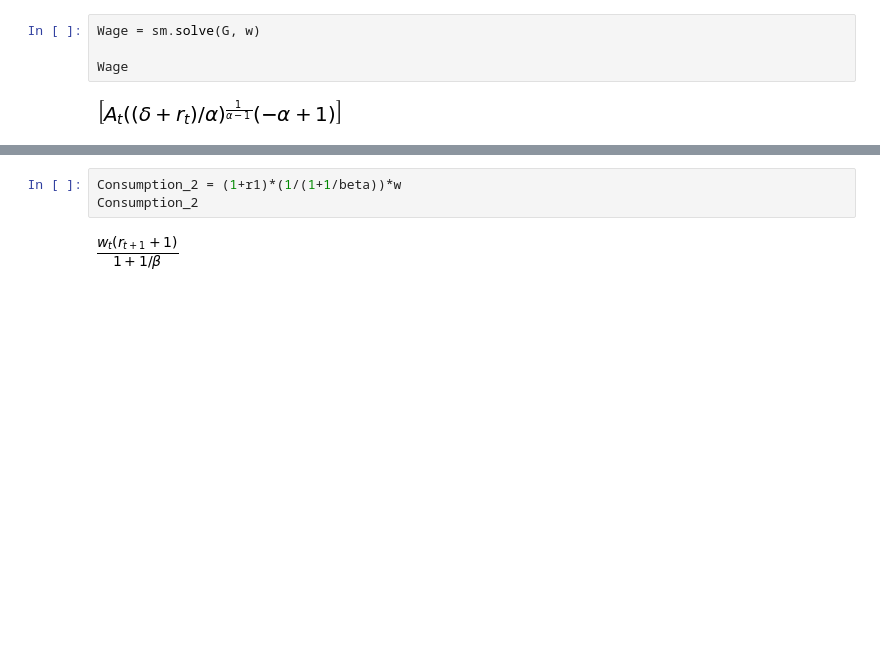
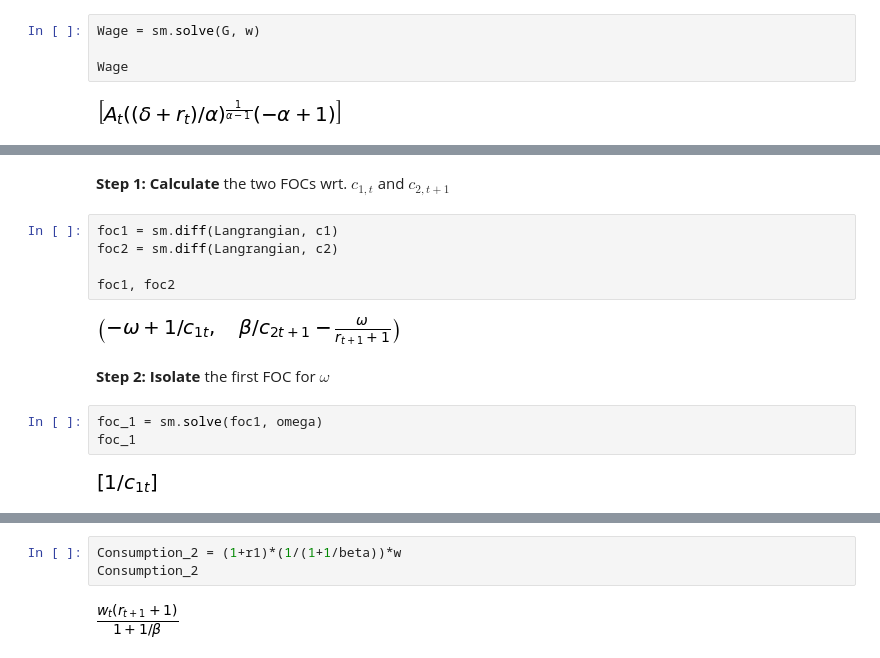
Before and after one commit to NumEconCopenhagen/projects-2019-bcg, a Jupyter notebook: modelproject/modelproject.ipynb, the cells around one changed output, grey strips where cells are left out. Cells and saved outputs as stored; diff of their text form; blank space fills up the shorter version.

```diff
--- a/modelproject/modelproject.ipynb
+++ b/modelproject/modelproject.ipynb
@@ -190,0 +205,16 @@ D
+# %% [markdown]
+**Step 1: Calculate** the two FOCs wrt. $c_{1,t}$ and $c_{2,t+1}$
+# %%
+foc1 = sm.diff(Langrangian, c1)
+foc2 = sm.diff(Langrangian, c2)
+
+foc1, foc2
+# %% [output]
+[figure, added]
+# %% [markdown]
+**Step 2: Isolate** the first FOC for $\omega$
+# %%
+foc_1 = sm.solve(foc1, omega)
+foc_1
+# %% [output]
+[figure, added]
```
Also changed, not shown: parts of 55 cells of this notebook.
